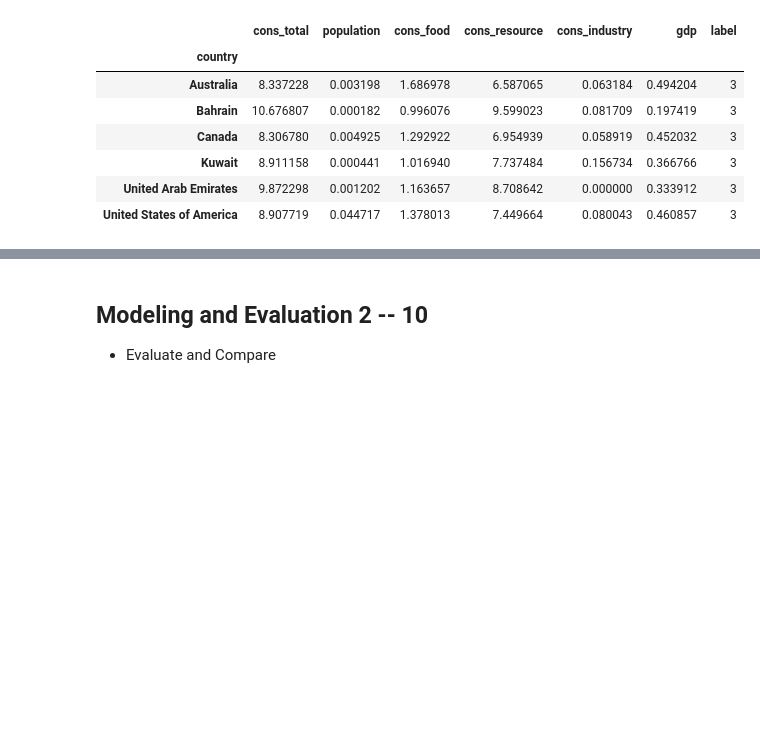
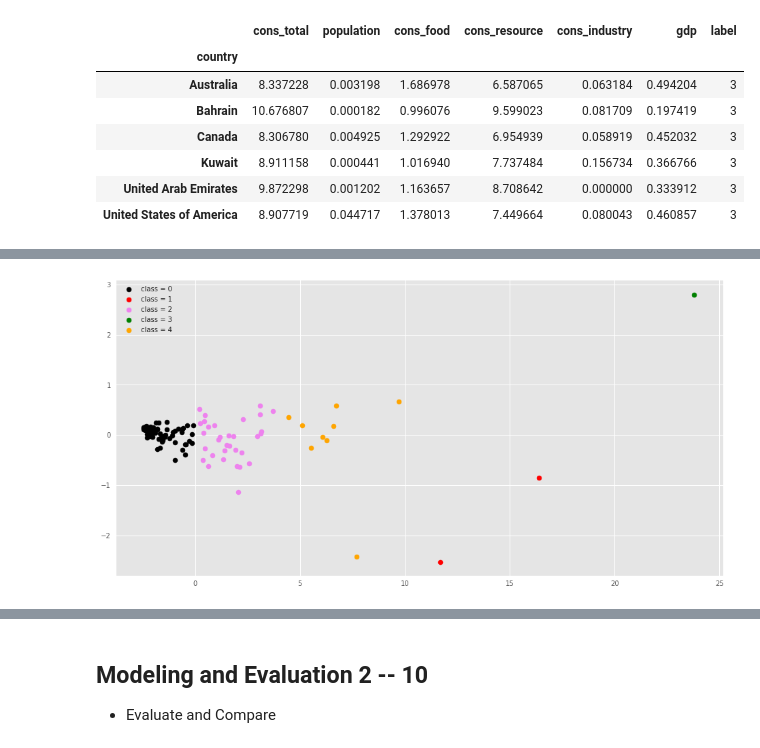
Before and after one commit to tdeason416/DS7331_grp3, a Jupyter notebook: Draft_3.ipynb, the cells around one changed output, grey strips where cells are left out. Cells and saved outputs as stored; diff of their text form; code cells hidden in the pictures; blank space fills up the shorter version.

```diff
--- a/Draft_3.ipynb
+++ b/Draft_3.ipynb
@@ -434,0 +510,4 @@ consume_df[consume_df['label'] == 3]
+# %%
+export_df = plot_kmean(mtype='impo')
+# %% [output]
+[figure, added]
```
Also changed, not shown: parts of 15 cells of this notebook.
